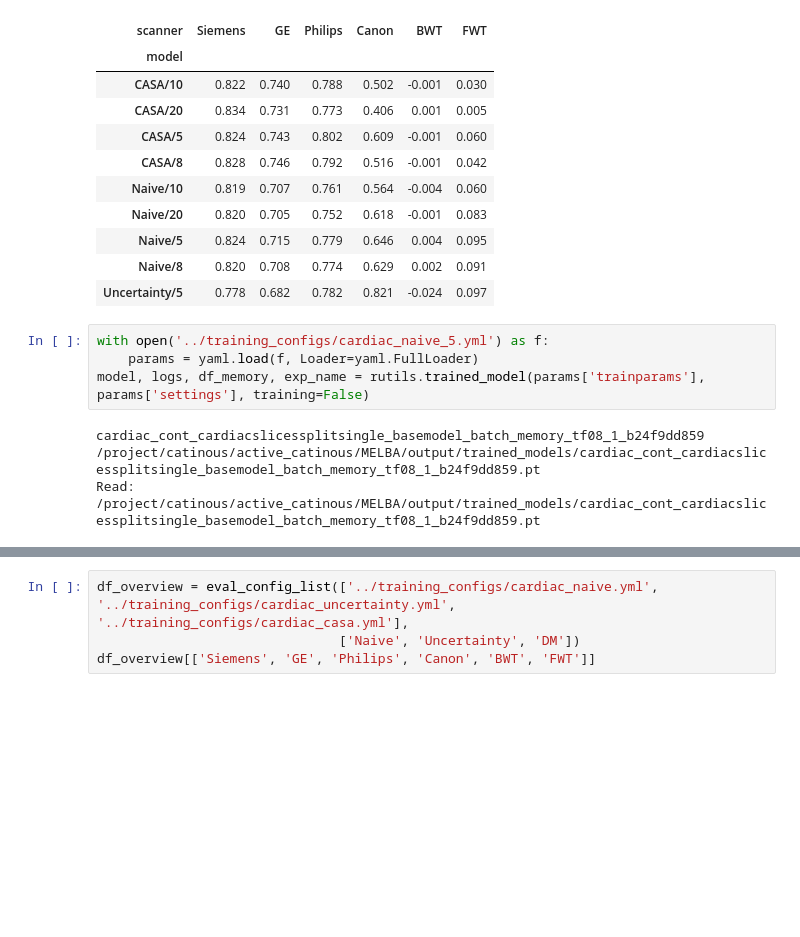
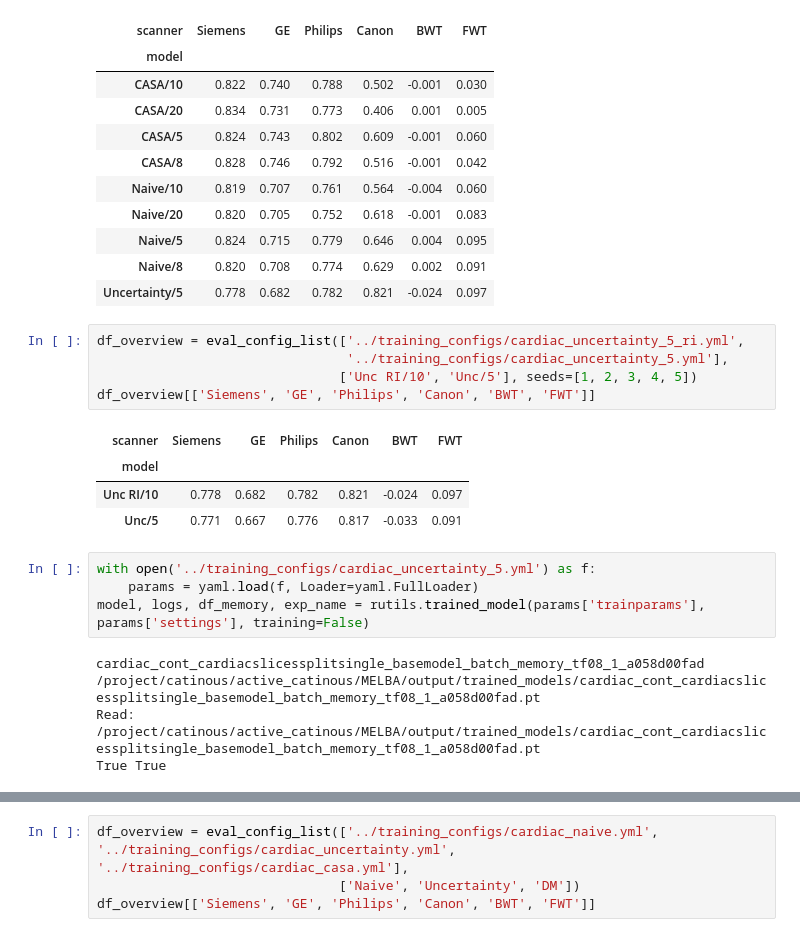
Before and after one commit to cirmuw/casa, a Jupyter notebook: evaluation/cardiac_evaluation.ipynb, the cells around one changed output, grey strips where cells are left out. Drawn from its saved outputs; the diff is of its cells as text; blank space fills up the shorter version.

```diff
--- a/evaluation/cardiac_evaluation.ipynb
+++ b/evaluation/cardiac_evaluation.ipynb
@@ -206,13 +206,24 @@ df_overview[['Siemens', 'GE', 'Philips', 'Canon', 'BWT', 'FWT']]
 | Naive/5 | 0.824 | 0.715 | 0.779 | 0.646 | 0.004 | 0.095 |
 | Naive/8 | 0.820 | 0.708 | 0.774 | 0.629 | 0.002 | 0.091 |
 | Uncertainty/5 | 0.778 | 0.682 | 0.782 | 0.821 | -0.024 | 0.097 |
+# %%
+df_overview = eval_config_list(['../training_configs/cardiac_uncertainty_5_ri.yml',
+                                '../training_configs/cardiac_uncertainty_5.yml'],
+                               ['Unc RI/10', 'Unc/5'], seeds=[1, 2, 3, 4, 5])
+df_overview[['Siemens', 'GE', 'Philips', 'Canon', 'BWT', 'FWT']]
+# %% [output]
+| scanner | Siemens | GE | Philips | Canon | BWT | FWT |
+| model |  |  |  |  |  |  |
+| Unc RI/10 | 0.778 | 0.682 | 0.782 | 0.821 | -0.024 | 0.097 |
+| Unc/5 | 0.771 | 0.667 | 0.776 | 0.817 | -0.033 | 0.091 |
 # %%
-with open('../training_configs/cardiac_naive_5.yml') as f:
+with open('../training_configs/cardiac_uncertainty_5.yml') as f:
     params = yaml.load(f, Loader=yaml.FullLoader)
 model, logs, df_memory, exp_name = rutils.trained_model(params['trainparams'], params['settings'], training=False)
 # %% [output]
-cardiac_cont_cardiacslicessplitsingle_basemodel_batch_memory_tf08_1_b24f9dd859
-/project/catinous/active_catinous/MELBA/output/trained_models/cardiac_cont_cardiacslicessplitsingle_basemodel_batch_memory_tf08_1_b24f9dd859.pt
-Read: /project/catinous/active_catinous/MELBA/output/trained_models/cardiac_cont_cardiacslicessplitsingle_basemodel_batch_memory_tf08_1_b24f9dd859.pt
+cardiac_cont_cardiacslicessplitsingle_basemodel_batch_memory_tf08_1_a058d00fad
+/project/catinous/active_catinous/MELBA/output/trained_models/cardiac_cont_cardiacslicessplitsingle_basemodel_batch_memory_tf08_1_a058d00fad.pt
+Read: /project/catinous/active_catinous/MELBA/output/trained_models/cardiac_cont_cardiacslicessplitsingle_basemodel_batch_memory_tf08_1_a058d00fad.pt
+True True
 # %%
 df_memory.groupby('scanner').count()
```
Also changed, not shown: parts of 1 cell of this notebook, 4 other files.
